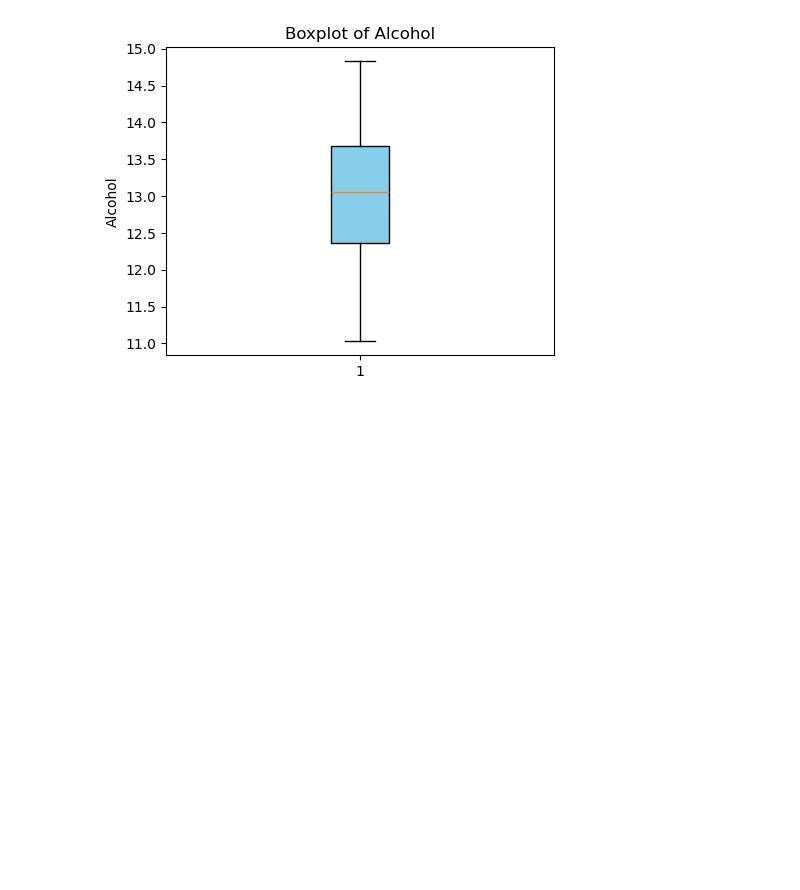
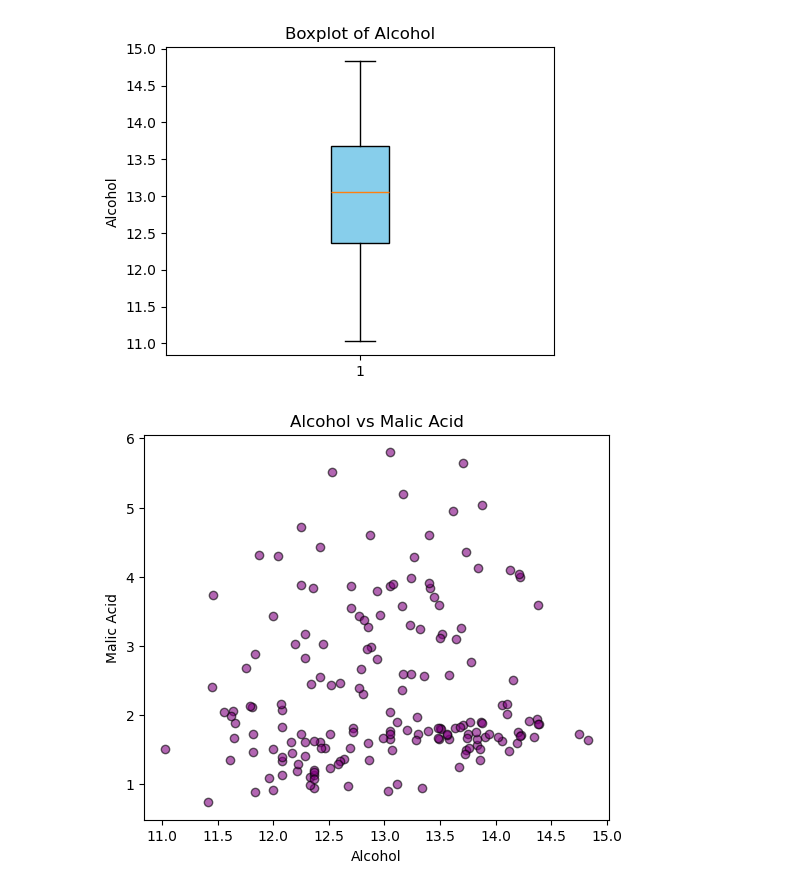
Before and after one commit to md-faiyazkhan/ml-practice, a Jupyter notebook: Matplotlib/Matplotlib.ipynb, the cells around one changed output. Drawn from its saved outputs; the diff is of its cells as text; code cells hidden in the pictures; blank space fills up the shorter version.

```diff
--- a/Matplotlib/Matplotlib.ipynb
+++ b/Matplotlib/Matplotlib.ipynb
@@ -75,3 +75,14 @@ plt.ylabel("Alcohol")
 plt.show()
 # %% [output]
 [figure]
+# %%
+# Q: Scatter plot of Alcohol vs Malic Acid
+
+plt.figure(figsize=(6,5))
+plt.scatter(df['alcohol'], df['malic_acid'], c='purple', alpha=0.6, edgecolors='k')
+plt.title("Alcohol vs Malic Acid")
+plt.xlabel("Alcohol")
+plt.ylabel("Malic Acid")
+plt.show()
+# %% [output]
+[figure, added]
```
